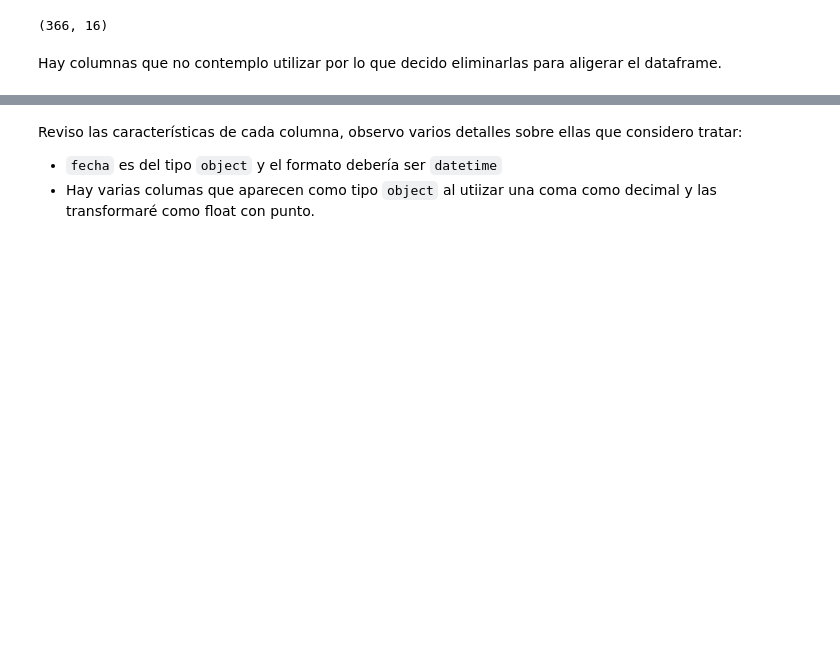
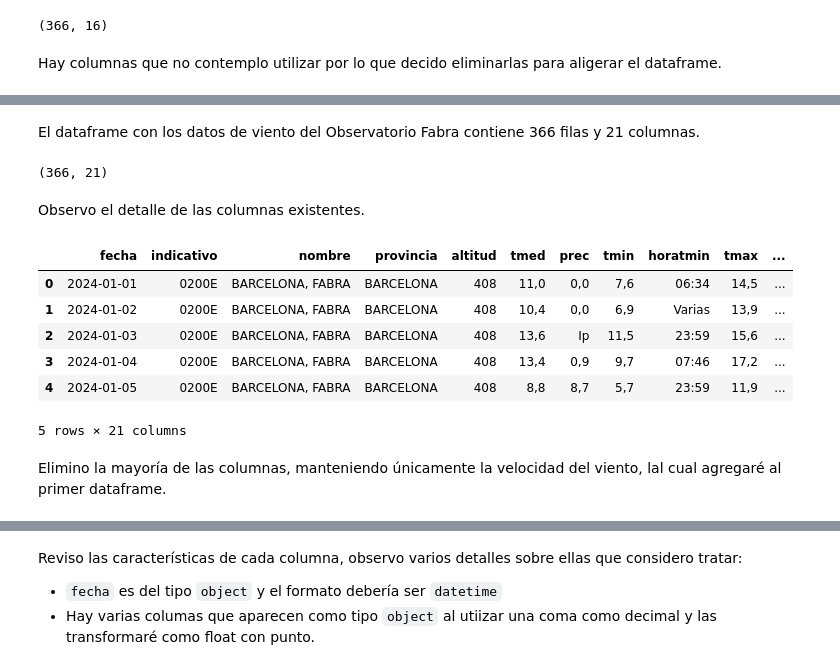
Before and after one commit to hailemen/consum_elect_bcn, a Jupyter notebook: scripts/temperaturas/temperaturas_2024.ipynb, the cells around one changed output, grey strips where cells are left out. Saved outputs shown, nothing was run; the diff lists cells and outputs as text; code cells hidden in the pictures; blank space fills up the shorter version.

```diff
--- a/scripts/temperaturas/temperaturas_2024.ipynb
+++ b/scripts/temperaturas/temperaturas_2024.ipynb
@@ -6,11 +6,13 @@ import pandas as pd
 # Cargo los archivos CSV
 df1 = pd.read_csv('temp_012024_062024.csv')
 df2 = pd.read_csv('temp_072024_122024.csv')
+df3 = pd.read_csv('fabra1.csv')
+df4 = pd.read_csv('fabra2.csv')
 
-# Concateno los dataFrames por filas
+# Concateno los DataFrames por filas
 df_temp_2024 = pd.concat([df1, df2], axis=0, ignore_index=True)
+df_B = pd.concat([df3, df4], axis=0, ignore_index=True)
 
-# Muestro el dataFrame combinado
 df_temp_2024.head()
 # %% [output]
 |  | fecha | indicativo | nombre | provincia | altitud | tmed | prec | tmin | horatmin | tmax | ... |
@@ -31,0 +43,20 @@ df_temp_2024 = df_temp_2024.drop(columns=['horaHrMax', 'horaHrMin', 'hrMedia', '
+# %% [markdown]
+El dataframe con los datos de viento del Observatorio Fabra contiene 366 filas y 21 columnas.
+# %%
+df_B.shape
+# %% [output]
+(366, 21)
+# %% [markdown]
+Observo el detalle de las columnas existentes.
+# %%
+df_B.head()
+# %% [output]
+|  | fecha | indicativo | nombre | provincia | altitud | tmed | prec | tmin | horatmin | tmax | ... |
+| 0 | 2024-01-01 | 0200E | BARCELONA, FABRA | BARCELONA | 408 | 11,0 | 0,0 | 7,6 | 06:34 | 14,5 | ... |
+| 1 | 2024-01-02 | 0200E | BARCELONA, FABRA | BARCELONA | 408 | 10,4 | 0,0 | 6,9 | Varias | 13,9 | ... |
+| 2 | 2024-01-03 | 0200E | BARCELONA, FABRA | BARCELONA | 408 | 13,6 | Ip | 11,5 | 23:59 | 15,6 | ... |
+| 3 | 2024-01-04 | 0200E | BARCELONA, FABRA | BARCELONA | 408 | 13,4 | 0,9 | 9,7 | 07:46 | 17,2 | ... |
+| 4 | 2024-01-05 | 0200E | BARCELONA, FABRA | BARCELONA | 408 | 8,8 | 8,7 | 5,7 | 23:59 | 11,9 | ... |
+5 rows × 21 columns
+# %% [markdown]
+Elimino la mayoría de las columnas, manteniendo únicamente la velocidad del viento, lal cual agregaré al primer dataframe.
```
Also changed, not shown: parts of 23 cells of this notebook, 5 other files.
